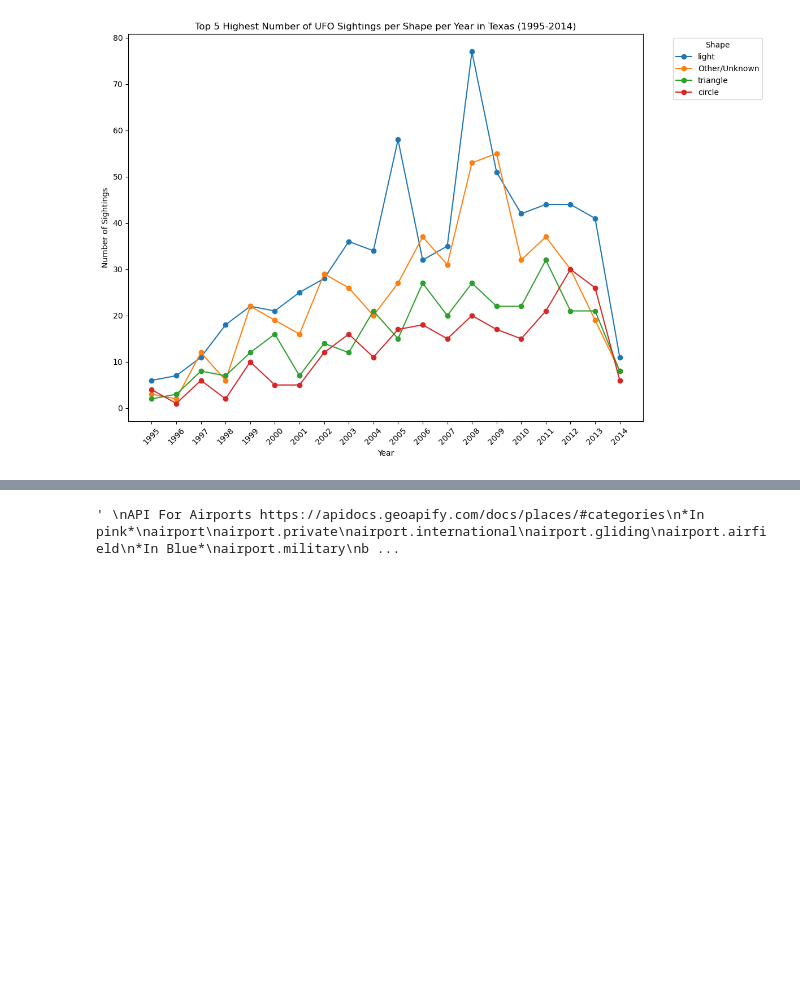
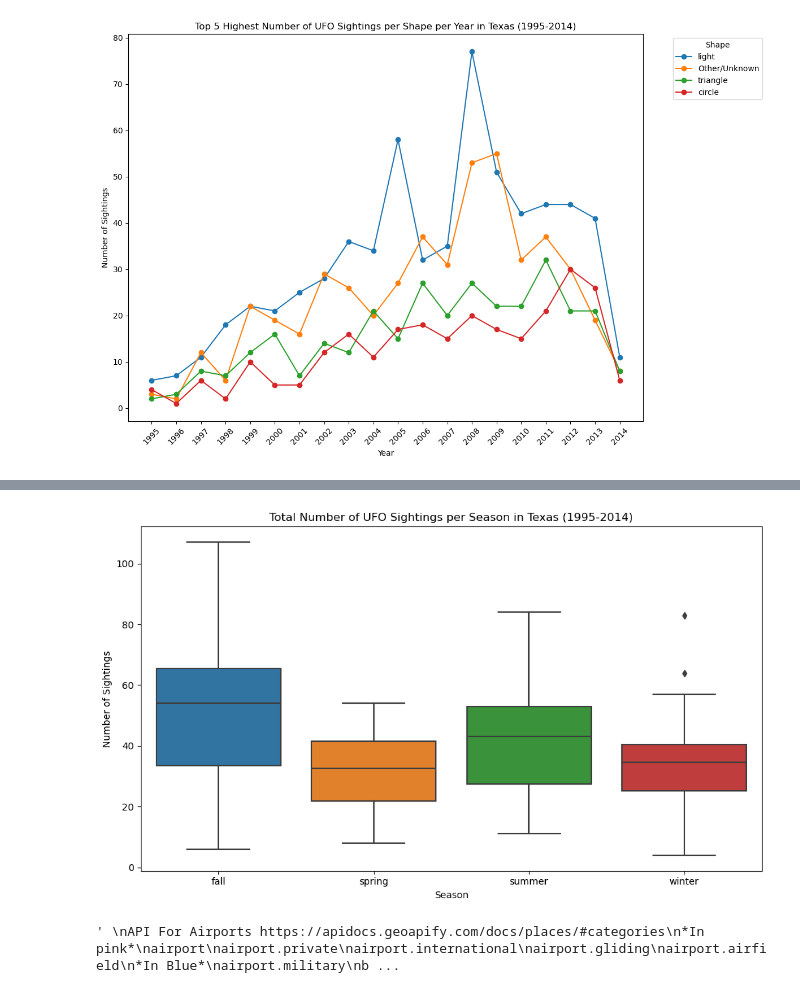
Before and after one commit to famndox/P1-EclipseFusion, a Jupyter notebook: alien_pandas.ipynb, the cells around one changed output, grey strips where cells are left out. Saved outputs shown, nothing was run; the diff lists cells and outputs as text; code cells hidden in the pictures; blank space fills up the shorter version.

```diff
--- a/alien_pandas.ipynb
+++ b/alien_pandas.ipynb
@@ -274,3 +272,20 @@ plt.show()
+# %%
+# Filter sightings data for Texas
+sightings_in_texas = aliens_main[aliens_main['state'] == 'tx']
+
+# Group by year and season, and count sightings
+sightings_per_year_season = sightings_in_texas.groupby(['year', 'season']).size().reset_index(name='count')
+
+# Plotting
+plt.figure(figsize=(10, 6))
+sns.boxplot(data=sightings_per_year_season, x='season', y='count')
+plt.title('Total Number of UFO Sightings per Season in Texas (1995-2014)')
+plt.xlabel('Season')
+plt.ylabel('Number of Sightings')
+plt.tight_layout()
+plt.show()
+# %% [output]
+[figure, added]
 # %%
 # Introducing GEOAPIFY
 '''
```
Also changed, not shown: parts of 3 cells of this notebook.
